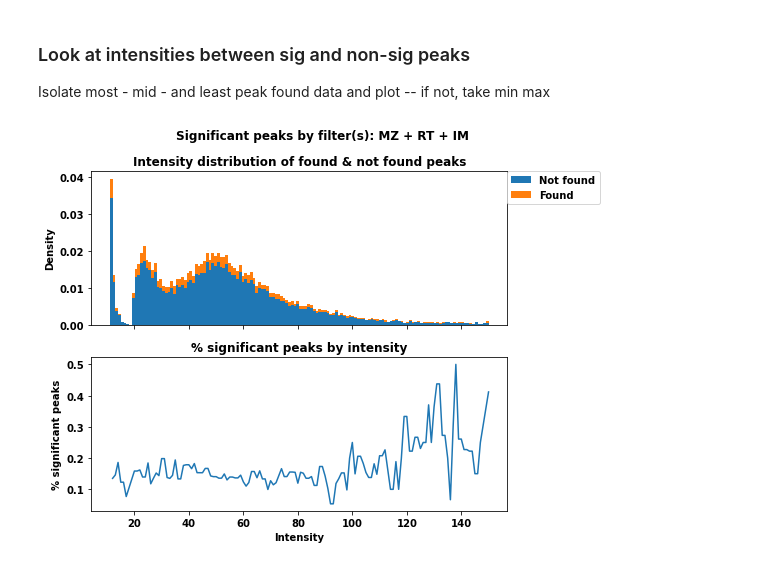
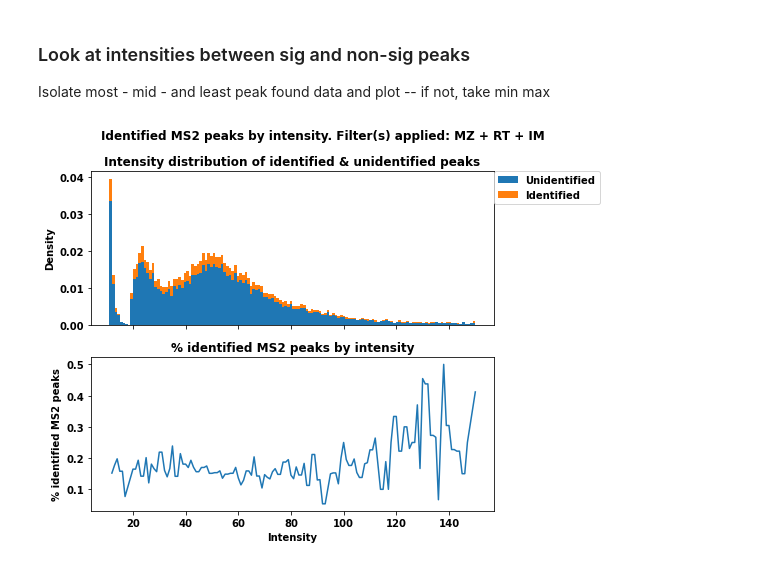
Before and after one commit to irahorecka/roest-ms, a Jupyter notebook: presentation/plotting-of-figures.ipynb, the cells around one changed output. Cells and saved outputs as stored; diff of their text form; code cells hidden in the pictures.

```diff
--- a/presentation/plotting-of-figures.ipynb
+++ b/presentation/plotting-of-figures.ipynb
@@ -13,7 +13,8 @@ def open_json(filepath):
         data = json.load(f)
     return data
 
-sig_peak_json = FIG_DATA_DIR / "perc_peaks_identified_1330_0.json"
+
+sig_peak_json = FIG_DATA_DIR / "20220201_perc_peaks_identified_1330_0.json"
 data = open_json(sig_peak_json)
 
 exp_rt, exp_id, mz_perc, mz_rt_perc, mz_rt_im_perc = zip(*[d.values() for d in data])
@@ -139,26 +149,36 @@ rt_mz_rt_im_window, perc_found_in_rt_mz_rt_im_window = get_window_found_and_nonf
 # %%
+# FOR PLOTTING INTENSITIES
+
 fig, (ax1, ax2) = plt.subplots(2, 1, sharex=True)
 fig.set_size_inches(8, 6)
 # Change values here..
-fig.suptitle('Significant peaks by filter(s): MZ + RT + IM')
+fig.suptitle("Identified MS2 peaks by intensity. Filter(s) applied: MZ + RT + IM")
 
-ax1.hist([nonfound_int_10_150, found_int_10_150], label=['Not found', 'Found'], stacked=True, density=True, bins=138)
-ax1.set_title('Intensity distribution of found & not found peaks')
-ax1.legend(bbox_to_anchor=(1, 1), loc=2, borderaxespad=0.)
+ax1.hist(
+    [nonfound_int_10_150, found_int_10_150],
+    label=["Unidentified", "Identified"],
+    stacked=True,
+    density=True,
+    bins=138,
+)
+ax1.set_title("Intensity distribution of identified & unidentified peaks")
+ax1.legend(bbox_to_anchor=(1, 1), loc=2, borderaxespad=0.0)
 ax1.set(ylabel="Density")
 
 # Change values here..
 ax2.plot(rt_mz_rt_im_window, perc_found_in_rt_mz_rt_im_window, label="Found")
-ax2.set_title('% significant peaks by intensity')
+ax2.set_title("% identified MS2 peaks by intensity")
 # ax2.legend(bbox_to_anchor=(1, 1), loc=2, borderaxespad=0.)
-ax2.set(xlabel='Intensity', ylabel="% significant peaks")
+ax2.set(xlabel="Intensity", ylabel="% identified MS2 peaks")
 
 fig.tight_layout()
 # Change values here..
-plt.savefig(FIG_OUT_DIR / "20220131_RT_2688.630046_frame=25523_scan=452_MZ_RT_IM_intensity.png", dpi=100)
+plt.savefig(
+    FIG_OUT_DIR / "20220201_RT_2688.630046_frame=25523_scan=452_MZ_RT_IM_intensity.png", dpi=100
+)
 plt.show()
 # %% [output]
-[figure, old version]
+[figure, new version]
 # %%
 plt.plot(rt_mz_window, perc_found_in_rt_mz_window)
 plt.plot(rt_mz_rt_window, perc_found_in_rt_mz_rt_window)
```
Also changed, not shown: parts of 14 cells of this notebook, 2 other files.
